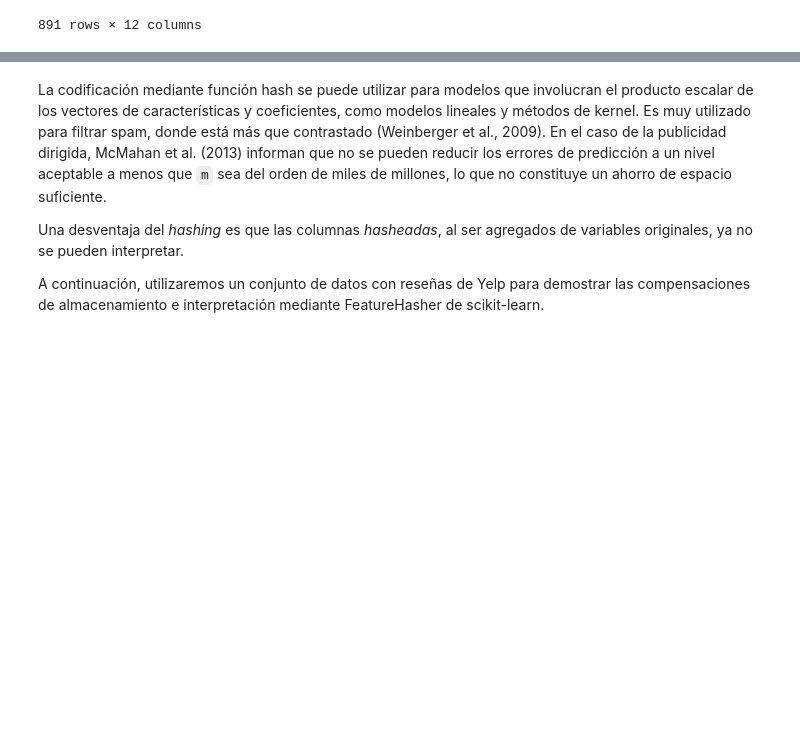
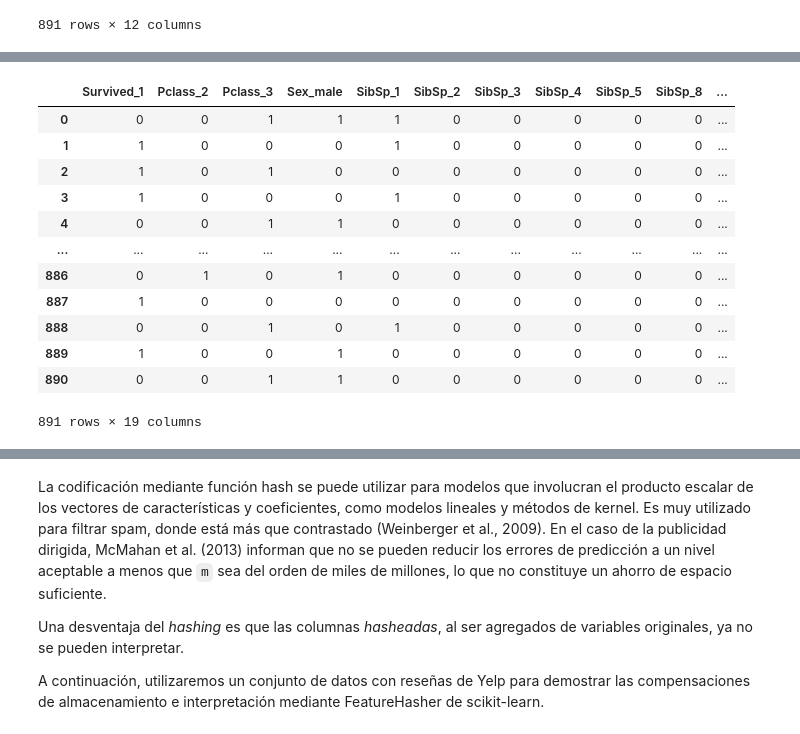
Before and after one commit to JuanDG5/DS-part-time-sep2020, a Jupyter notebook: semana_13/dia_2/1_Variables_Categóricas.ipynb, the cells around one changed output, grey strips where cells are left out. Saved outputs shown, nothing was run; the diff lists cells and outputs as text; code cells hidden in the pictures; blank space fills up the shorter version.

```diff
--- a/semana_13/dia_2/1_Variables_Categóricas.ipynb
+++ b/semana_13/dia_2/1_Variables_Categóricas.ipynb
@@ -226,3 +250,25 @@ df
+# %%
+cols = ['Survived', 'Pclass', 'Sex', 'SibSp', 'Parch', 'Embarked']
+for col in cols:
+    df[col] = df[col].astype(str)
+
+one_hot_df = pd.get_dummies(df[cols], drop_first=True)
+
+one_hot_df
+# %% [output]
+|  | Survived_1 | Pclass_2 | Pclass_3 | Sex_male | SibSp_1 | SibSp_2 | SibSp_3 | SibSp_4 | SibSp_5 | SibSp_8 | ... |
+| 0 | 0 | 0 | 1 | 1 | 1 | 0 | 0 | 0 | 0 | 0 | ... |
+| 1 | 1 | 0 | 0 | 0 | 1 | 0 | 0 | 0 | 0 | 0 | ... |
+| 2 | 1 | 0 | 1 | 0 | 0 | 0 | 0 | 0 | 0 | 0 | ... |
+| 3 | 1 | 0 | 0 | 0 | 1 | 0 | 0 | 0 | 0 | 0 | ... |
+| 4 | 0 | 0 | 1 | 1 | 0 | 0 | 0 | 0 | 0 | 0 | ... |
+| ... | ... | ... | ... | ... | ... | ... | ... | ... | ... | ... | ... |
+| 886 | 0 | 1 | 0 | 1 | 0 | 0 | 0 | 0 | 0 | 0 | ... |
+| 887 | 1 | 0 | 0 | 0 | 0 | 0 | 0 | 0 | 0 | 0 | ... |
+| 888 | 0 | 0 | 1 | 0 | 1 | 0 | 0 | 0 | 0 | 0 | ... |
+| 889 | 1 | 0 | 0 | 1 | 0 | 0 | 0 | 0 | 0 | 0 | ... |
+| 890 | 0 | 0 | 1 | 1 | 0 | 0 | 0 | 0 | 0 | 0 | ... |
+891 rows × 19 columns
 # %% [markdown]
 ## Pros y Contras de los Encodings de Variables Categóricas
 
```
Also changed, not shown: parts of 7 cells of this notebook, 3 other files.
